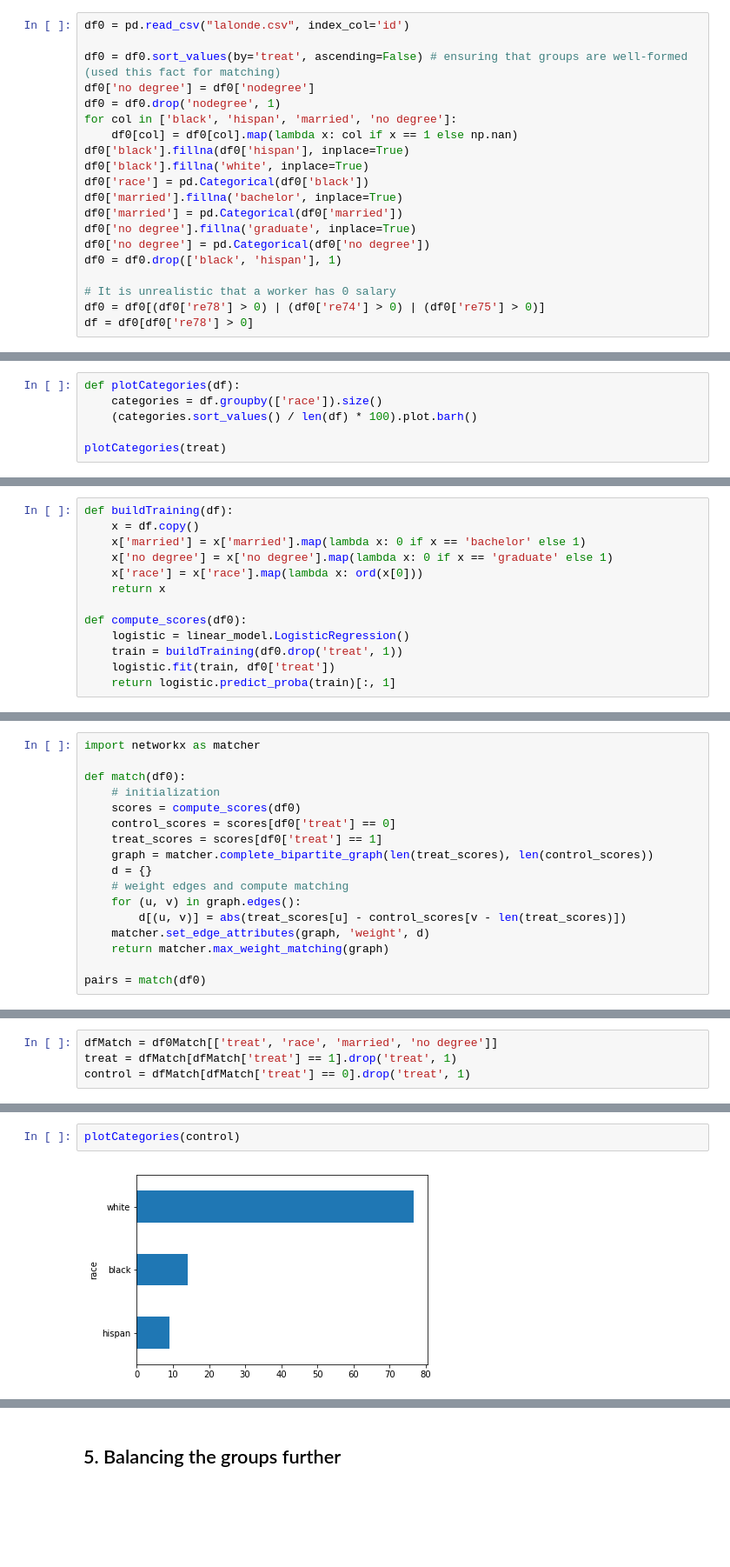
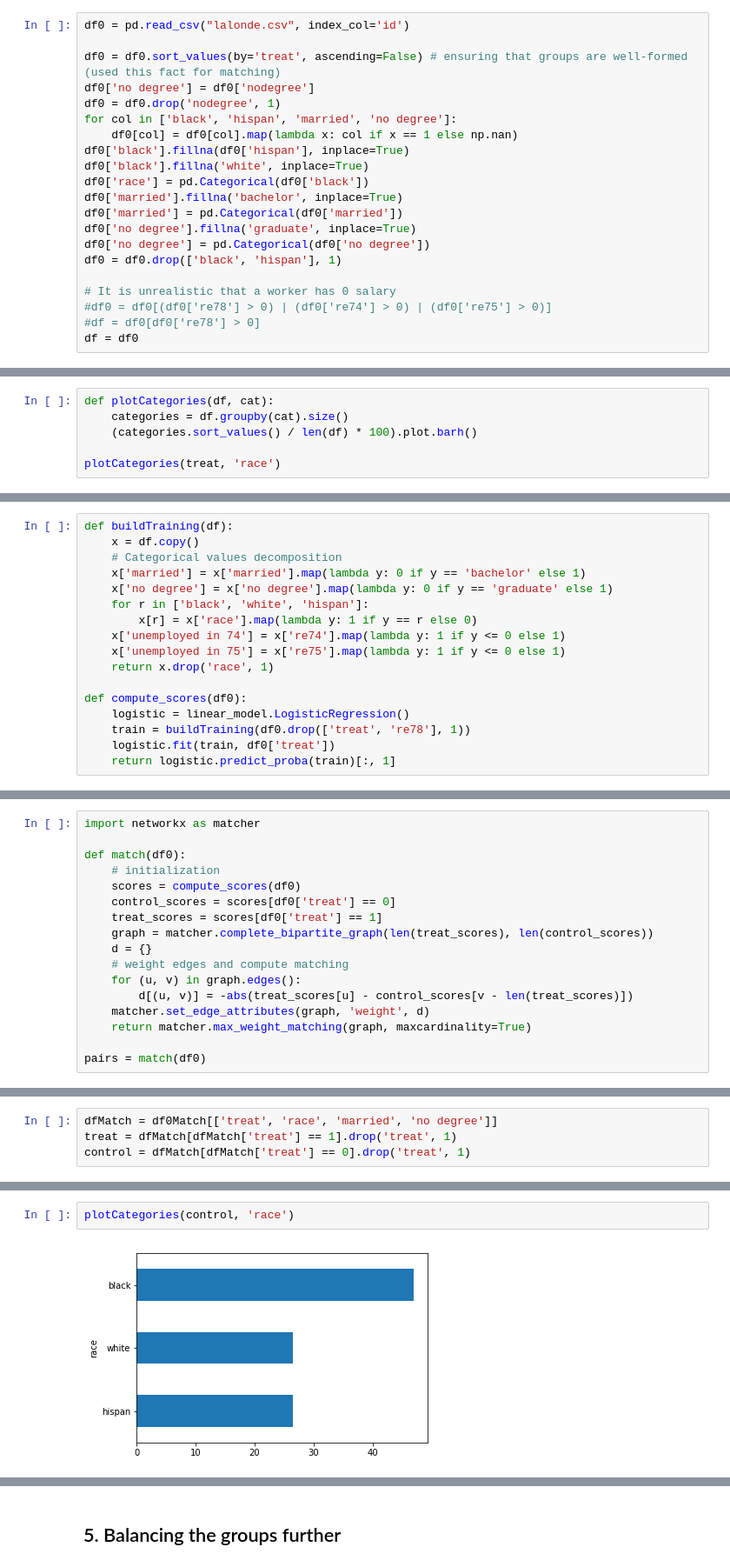
Before and after one commit to pmichele/ADA-Group, a Jupyter notebook: Partials/Michele/04 - Applied ML/Untitled.ipynb, the cells around one changed output, grey strips where cells are left out. Shown at 87% size. Cells and saved outputs as stored; diff of their text form; blank space fills up the shorter version.

```diff
--- a/Partials/Michele/04 - Applied ML/Untitled.ipynb
+++ b/Partials/Michele/04 - Applied ML/Untitled.ipynb
@@ -27,8 +27,9 @@ df0['no degree'] = pd.Categorical(df0['no degree'])
 df0 = df0.drop(['black', 'hispan'], 1)
 
 # It is unrealistic that a worker has 0 salary
-df0 = df0[(df0['re78'] > 0) | (df0['re74'] > 0) | (df0['re75'] > 0)]
-df = df0[df0['re78'] > 0]
+#df0 = df0[(df0['re78'] > 0) | (df0['re74'] > 0) | (df0['re75'] > 0)]
+#df = df0[df0['re78'] > 0]
+df = df0
 # %%
 len(df0.index.unique())
 # %% [output]
@@ -196,9 +197,9 @@ control = df[df['treat'] == 0].drop('treat', 1)
 # %% [markdown]
 However, from the analysis of categorical data it emerged that the observational study cannot be considered a 'natural experiment': it seems that black people were more likely to be treated, since they form approximately 80% of the treatment group. Conversely, the control group is composed of over 67% of white people. This confirms what we observed in the naive analysis: the treatment labeling is not random with respect to race. In the USA a black person has generally access to lower-paid jobs in contrast to a white individual. This entails that the previous naive analysis reflected the composition of its groups.
 # %%
-def plotCategories(df):
-    categories = df.groupby(['race']).size()
+def plotCategories(df, cat):
+    categories = df.groupby(cat).size()
     (categories.sort_values() / len(df) * 100).plot.barh()
 
-plotCategories(treat)
+plotCategories(treat, 'race')
 # %% [output]
@@ -226,14 +243,18 @@ diffOfSalaries(df0)
 # %%
 def buildTraining(df):
     x = df.copy()
-    x['married'] = x['married'].map(lambda x: 0 if x == 'bachelor' else 1)
-    x['no degree'] = x['no degree'].map(lambda x: 0 if x == 'graduate' else 1)
-    x['race'] = x['race'].map(lambda x: ord(x[0]))
-    return x
+    # Categorical values decomposition
+    x['married'] = x['married'].map(lambda y: 0 if y == 'bachelor' else 1)
+    x['no degree'] = x['no degree'].map(lambda y: 0 if y == 'graduate' else 1)
+    for r in ['black', 'white', 'hispan']:
+        x[r] = x['race'].map(lambda y: 1 if y == r else 0)
+    x['unemployed in 74'] = x['re74'].map(lambda y: 1 if y <= 0 else 1)
+    x['unemployed in 75'] = x['re75'].map(lambda y: 1 if y <= 0 else 1)
+    return x.drop('race', 1)
 
 def compute_scores(df0):
     logistic = linear_model.LogisticRegression()
-    train = buildTraining(df0.drop('treat', 1))
+    train = buildTraining(df0.drop(['treat', 're78'], 1))
     logistic.fit(train, df0['treat'])
     return logistic.predict_proba(train)[:, 1]
 # %% [markdown]
@@ -252,9 +273,9 @@ def match(df0):
     d = {}
     # weight edges and compute matching
     for (u, v) in graph.edges():
-        d[(u, v)] = abs(treat_scores[u] - control_scores[v - len(treat_scores)])
+        d[(u, v)] = -abs(treat_scores[u] - control_scores[v - len(treat_scores)])
     matcher.set_edge_attributes(graph, 'weight', d)
-    return matcher.max_weight_matching(graph)
+    return matcher.max_weight_matching(graph, maxcardinality=True)
 
 pairs = match(df0)
 # %%
@@ -343,4 +372,4 @@ plotCategories(treat)
 # %%
-plotCategories(control)
+plotCategories(control, 'race')
 # %% [output]
-[figure, old version]
+[figure, new version]
```
Also changed, not shown: parts of 57 cells of this notebook.
